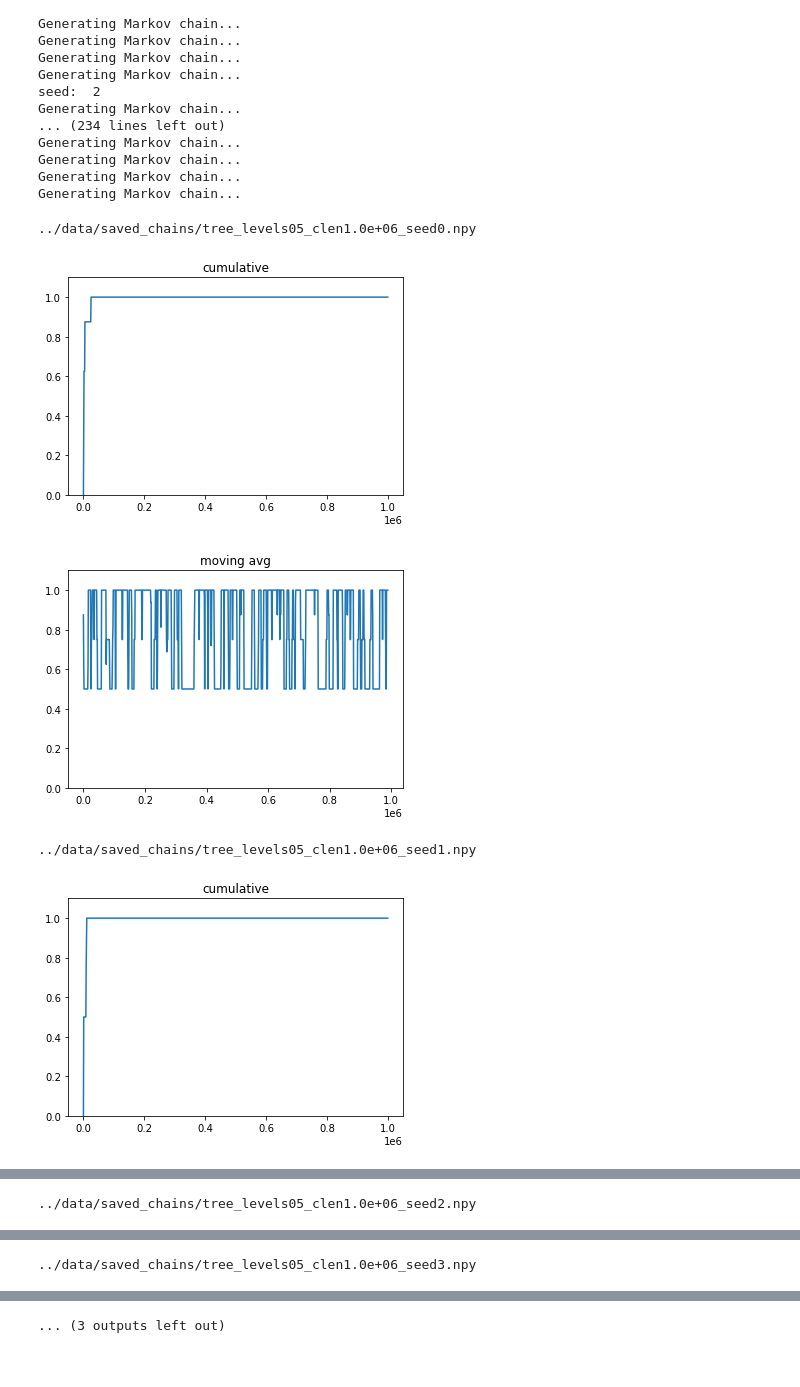
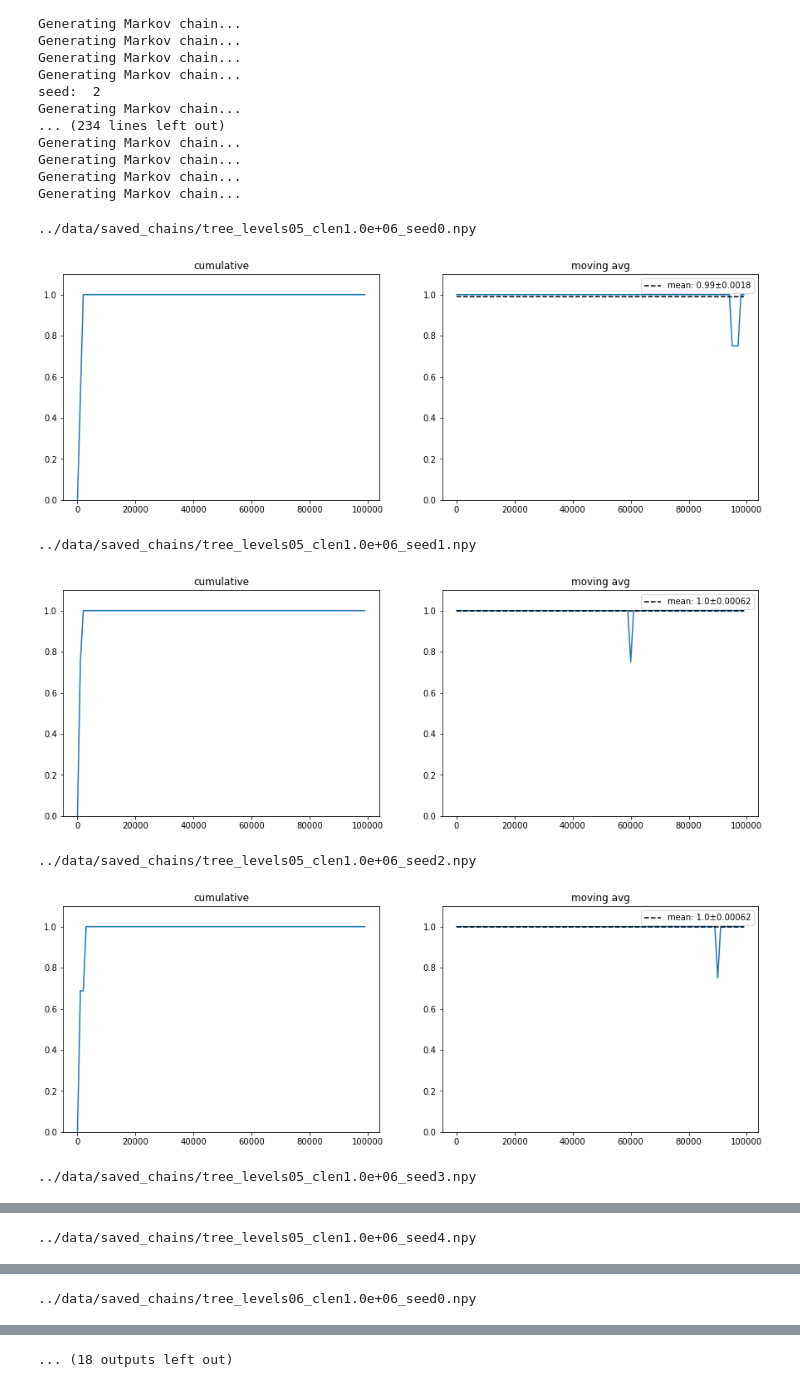
Before and after one commit to jeromel05/Ultrametric-benchmark-v2, a Jupyter notebook: notebooks/version_w_functions.ipynb, the cells around one changed output, grey strips where cells are left out. Cells and saved outputs as stored; diff of their text form; code cells hidden in the pictures.

```diff
--- a/notebooks/version_w_functions.ipynb
+++ b/notebooks/version_w_functions.ipynb
@@ -273,32 +273,41 @@ Generating Markov chain...
 # %%
 #Load chain from file test
 from os import listdir
 from os.path import isfile, join
 mypath = "../data/saved_chains/"
 onlyfiles = [join(mypath, f) for f in listdir(mypath) if isfile(join(mypath, f))]
 onlyfiles = sorted(onlyfiles, reverse=False)
 for file in onlyfiles:
     if "DS_Store" not in file:
-        if 'levels05' in file and ('seed0' in file or 'seed1.' in file or 'seed2.' in file or 'seed3.' in file or 'seed4.' in file):
+        if ('levels05' in file or 'levels06' in file or 'levels07' in file) and ('seed0' in file or 'seed1.' in file or 'seed2.' in file or 'seed3.' in file or 'seed4.' in file):
             print(file)
+            f,a=plt.subplots(1,2)
+
             chain = np.load(file).tolist()
-            patterns_discovered = [len(set(chain[:int(i)])) for i in np.arange(0,1e6,1000)]
+            x_values = np.arange(0,1e5,1000)
+            patterns_discovered = [len(set(chain[:int(i)])) for i in x_values]
             pct_patterns_discovered = np.array(patterns_discovered) / len(set(chain))
-            plt.plot(np.arange(0,1e6,1000), pct_patterns_discovered)
-            plt.title('cumulative')
-            plt.ylim(0,1.1)
-            plt.show()
+            a[0].plot(x_values, pct_patterns_discovered)
+            a[0].set_title('cumulative')
+            a[0].set_ylim(0,1.1)
 
             #moving avg
-            patterns_discovered = [len(set(chain[int(i):int(i)+10000])) for i in np.arange(0,1e6-1e4,1000)]
+            patterns_discovered = [len(set(chain[int(i):int(i)+10000])) for i in x_values]
             pct_patterns_discovered = np.array(patterns_discovered) / len(set(chain))
-            plt.plot(np.arange(0,1e6-1e4,1000), pct_patterns_discovered)
-            plt.title('moving avg')
-            plt.ylim(0,1.1)
+            mean_val = np.mean(pct_patterns_discovered)
+            var_val = np.var(pct_patterns_discovered)
+            a[1].plot(x_values, pct_patterns_discovered)
+            a[1].plot(x_values, np.ones(len(x_values))*mean_val, color='k', linestyle='--', label=f'mean: {mean_val:.2}±{var_val:.2}')
+            a[1].set_title('moving avg')
+            a[1].set_ylim(0,1.1)
+            f.set_size_inches(15,5)
+            plt.legend()
             plt.show()
 # %% [output]
 ../data/saved_chains/tree_levels05_clen1.0e+06_seed0.npy
-[figure, old version]
+[figure, new version]
+../data/saved_chains/tree_levels05_clen1.0e+06_seed1.npy
-[figure, old version]
+[figure, new version]
-../data/saved_chains/tree_levels05_clen1.0e+06_seed1.npy
+../data/saved_chains/tree_levels05_clen1.0e+06_seed2.npy
-[figure, old version]
+[figure, new version]
+../data/saved_chains/tree_levels05_clen1.0e+06_seed3.npy
@@ -306 +315 @@ for file in onlyfiles:
-../data/saved_chains/tree_levels05_clen1.0e+06_seed2.npy
+../data/saved_chains/tree_levels05_clen1.0e+06_seed4.npy
@@ -307,0 +317 @@ for file in onlyfiles:
+../data/saved_chains/tree_levels06_clen1.0e+06_seed0.npy
@@ -309 +318,0 @@ for file in onlyfiles:
-../data/saved_chains/tree_levels05_clen1.0e+06_seed3.npy
@@ -312 +319 @@ for file in onlyfiles:
-... (3 outputs left out)
+... (18 outputs left out)
```
Also changed, not shown: parts of 3 cells of this notebook, 4 other files.
